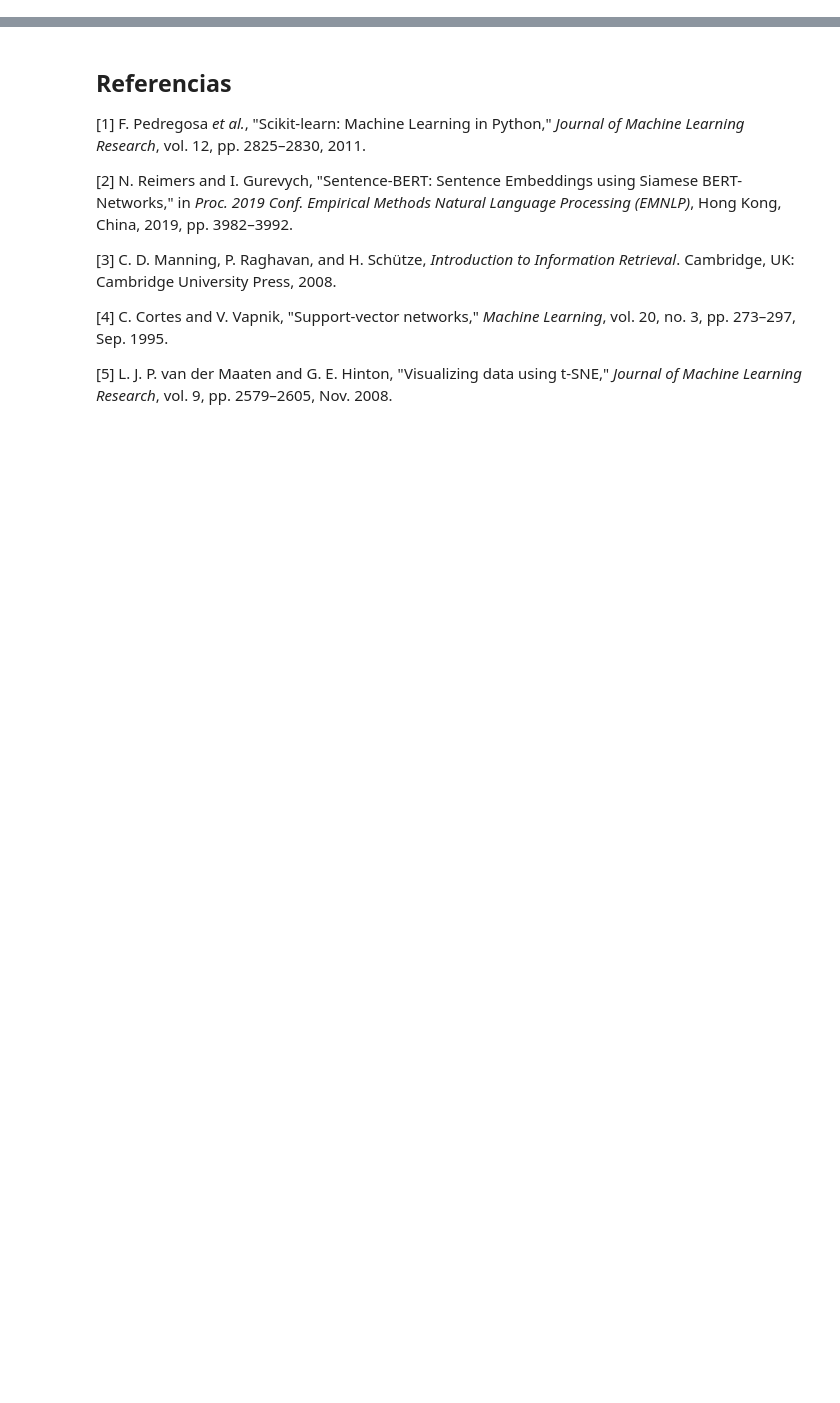
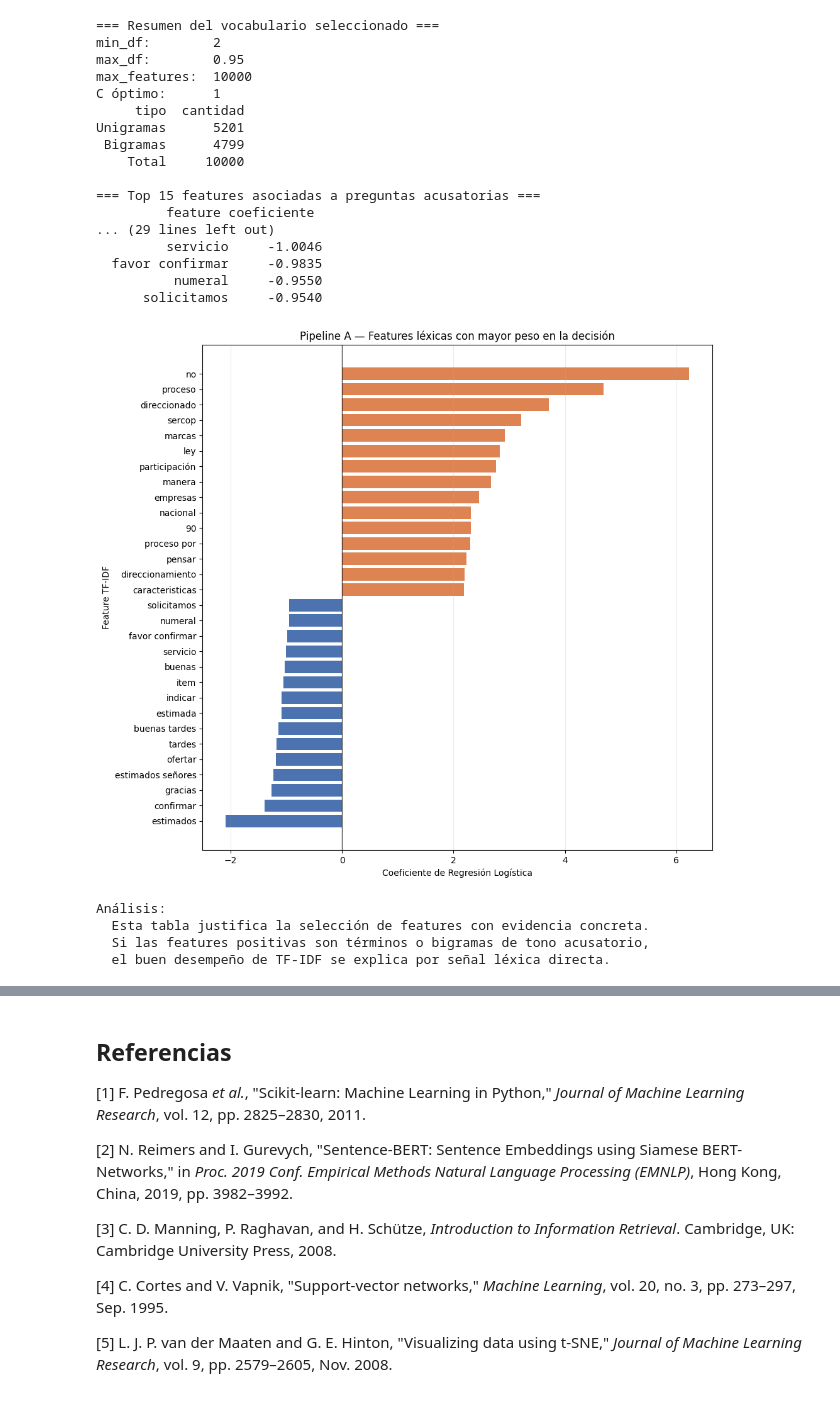
Before and after one commit to rosvjames/machineLearningProyecto, a Jupyter notebook: proyectoML.ipynb, the cells around one changed output, grey strips where cells are left out. Saved outputs shown, nothing was run; the diff lists cells and outputs as text; code cells hidden in the pictures; blank space fills up the shorter version.

```diff
--- a/proyectoML.ipynb
+++ b/proyectoML.ipynb
@@ -510,3 +632,76 @@ plt.show()
+# %%
+# --- Interpretabilidad de Pipeline A: vocabulario y coeficientes ---
+feature_names = pipeline_a_opt.named_steps['tfidf'].get_feature_names_out()
+coefs = pipeline_a_opt.named_steps['clf'].coef_[0]
+tfidf_step = pipeline_a_opt.named_steps['tfidf']
+
+vocab_stats = pd.DataFrame({
+    'tipo': ['Unigramas', 'Bigramas', 'Total'],
+    'cantidad': [
+        sum(1 for f in feature_names if ' ' not in f),
+        sum(1 for f in feature_names if ' ' in f),
+        len(feature_names),
+    ]
+})
+
+print('=== Resumen del vocabulario seleccionado ===')
+print(f'min_df:        {tfidf_step.min_df}')
+print(f'max_df:        {tfidf_step.max_df}')
+print(f"max_features:  {tfidf_step.max_features if tfidf_step.max_features is not None else 'Sin límite'}")
+print(f"C óptimo:      {pipeline_a_opt.named_steps['clf'].C}")
+print(vocab_stats.to_string(index=False))
+
+coef_df = pd.DataFrame({'feature': feature_names, 'coeficiente': coefs})
+top_pos = coef_df.nlargest(15, 'coeficiente').assign(clase='Acusatoria')
+top_neg = coef_df.nsmallest(15, 'coeficiente').assign(clase='No acusatoria')
+
+print()
+print('=== Top 15 features asociadas a preguntas acusatorias ===')
+print(top_pos[['feature', 'coeficiente']].to_string(index=False, formatters={'coeficiente': '{:.4f}'.format}))
+print()
+print('=== Top 15 features asociadas a preguntas no acusatorias ===')
+print(top_neg[['feature', 'coeficiente']].to_string(index=False, formatters={'coeficiente': '{:.4f}'.format}))
+
+plot_df = pd.concat([top_neg, top_pos], ignore_index=True).sort_values('coeficiente')
+colors = plot_df['coeficiente'].apply(lambda v: '#DD8452' if v > 0 else '#4C72B0')
+
+fig, ax = plt.subplots(figsize=(10, 9))
+ax.barh(plot_df['feature'], plot_df['coeficiente'], color=colors)
+ax.axvline(0, color='black', linewidth=1, alpha=0.7)
+ax.set_xlabel('Coeficiente de Regresión Logística')
+ax.set_ylabel('Feature TF-IDF')
+ax.set_title('Pipeline A — Features léxicas con mayor peso en la decisión')
+ax.grid(axis='x', alpha=0.25)
+plt.tight_layout()
+plt.show()
+
+print('Análisis:')
+print('  Esta tabla justifica la selección de features con evidencia concreta.')
+print('  Si las features positivas son términos o bigramas de tono acusatorio,')
+print('  el buen desempeño de TF-IDF se explica por señal léxica directa.')
+# %% [output]
+=== Resumen del vocabulario seleccionado ===
+min_df:        2
+max_df:        0.95
+max_features:  10000
+C óptimo:      1
+     tipo  cantidad
+Unigramas      5201
+ Bigramas      4799
+    Total     10000
+
+=== Top 15 features asociadas a preguntas acusatorias ===
+         feature coeficiente
+... (29 lines left out)
+         servicio     -1.0046
+  favor confirmar     -0.9835
+          numeral     -0.9550
+      solicitamos     -0.9540
+[figure, added]
+Análisis:
+  Esta tabla justifica la selección de features con evidencia concreta.
+  Si las features positivas son términos o bigramas de tono acusatorio,
+  el buen desempeño de TF-IDF se explica por señal léxica directa.
 # %%
 # PROMPT: "Genera: 2) curva de aprendizaje con learning_curve de sklearn
 # usando el pipeline optimizado."
```
Also changed, not shown: parts of 40 cells of this notebook.
